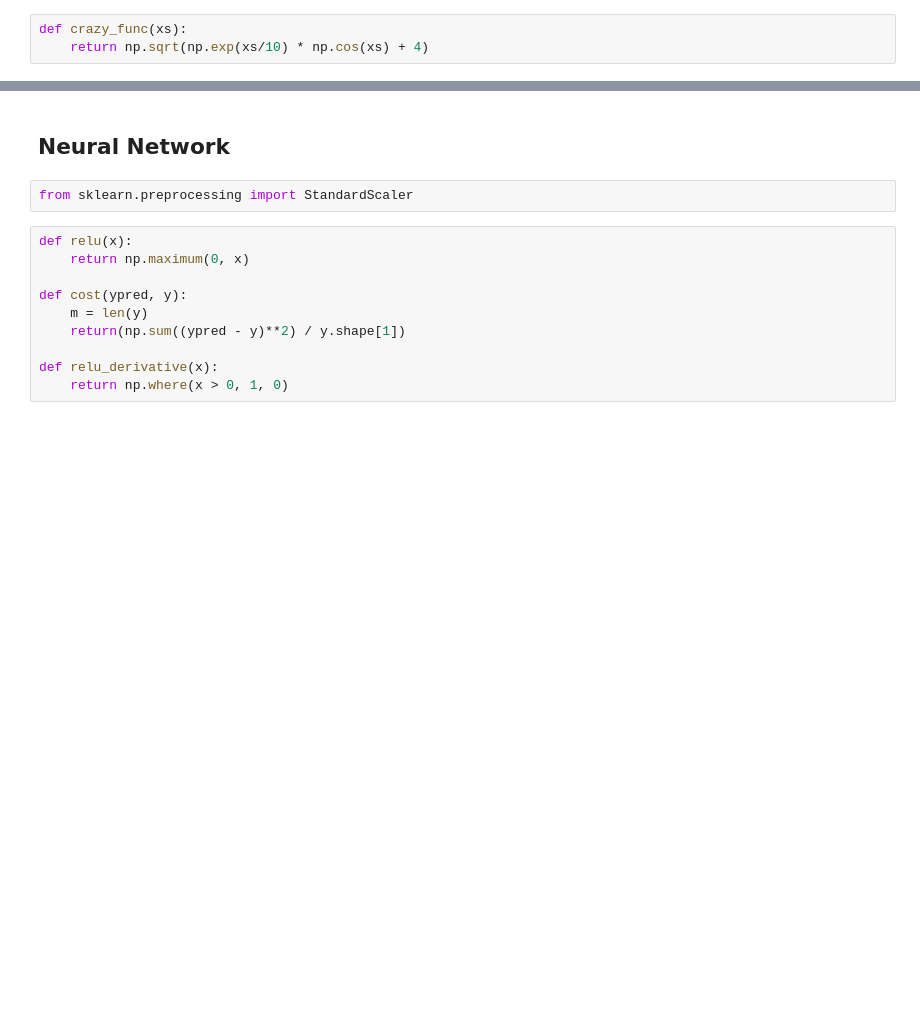
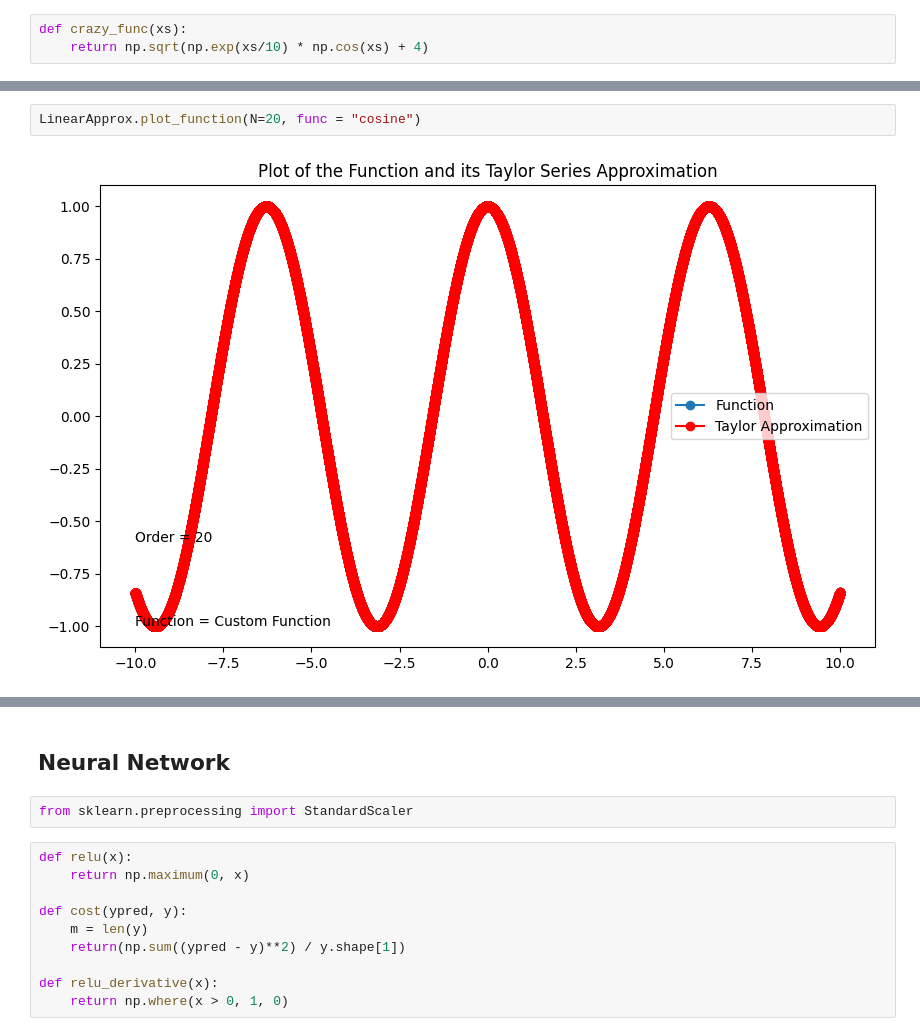
Before and after one commit to chenjoshua7/chenjoshua7.github.io, a Jupyter notebook: notebooks/taylorseries.ipynb, the cells around one changed output, grey strips where cells are left out. Cells and saved outputs as stored; diff of their text form; blank space fills up the shorter version.

```diff
--- a/notebooks/taylorseries.ipynb
+++ b/notebooks/taylorseries.ipynb
@@ -203,0 +278,4 @@ LinearApprox.visualize_plots(N= 14, func = crazy_func)
+# %%
+LinearApprox.plot_function(N=20, func = "cosine")
+# %% [output]
+[figure, added]
```
Also changed, not shown: parts of 16 cells of this notebook, 9 other files.
